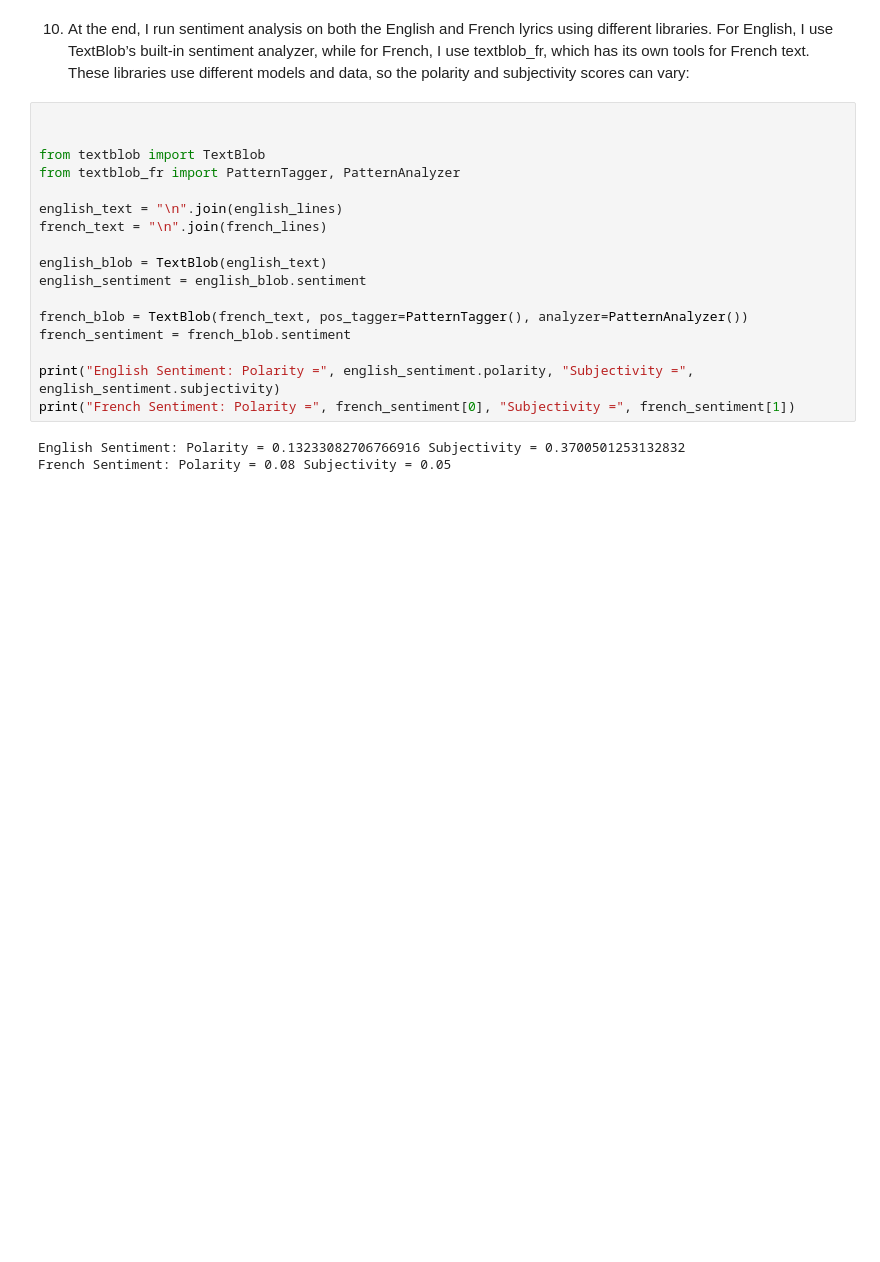
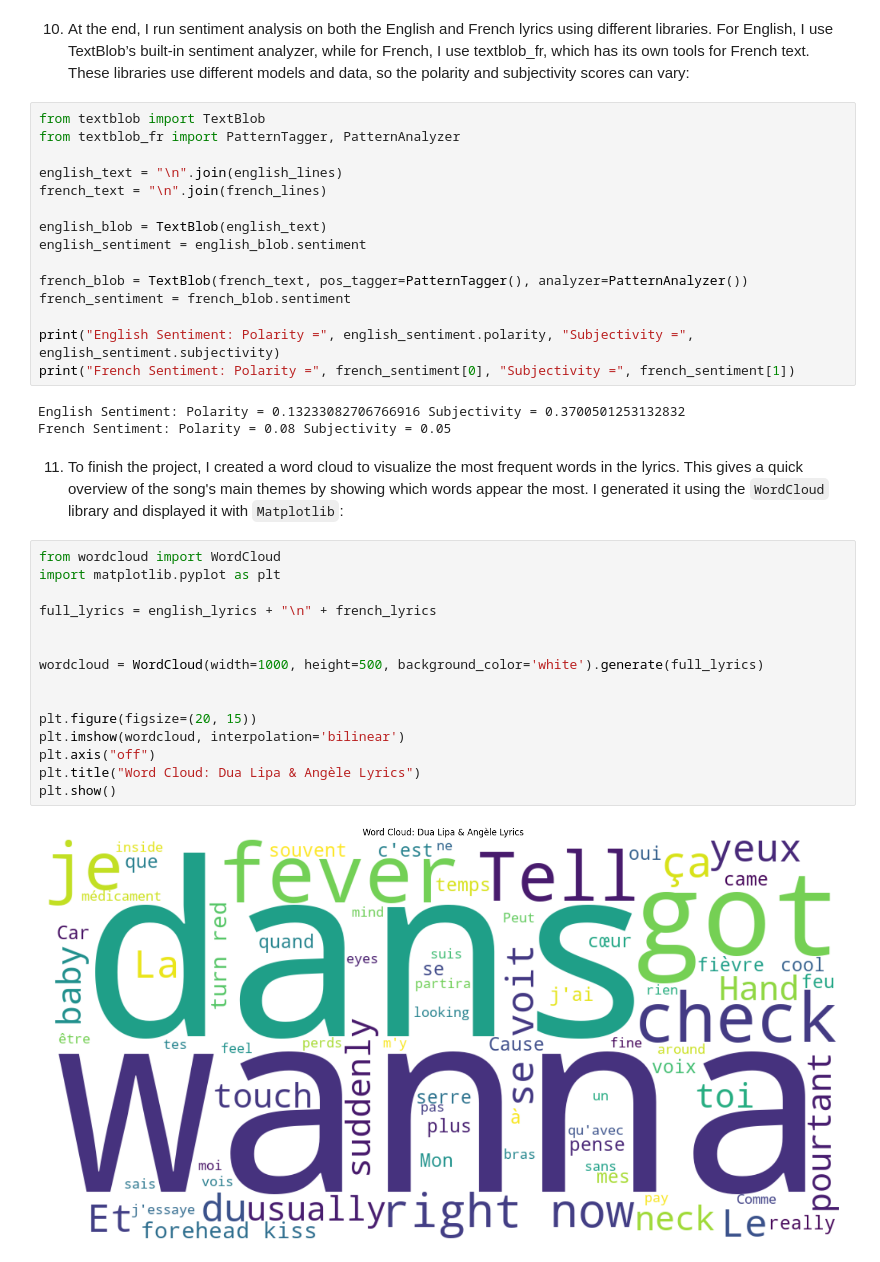
Before and after one commit to abovska/my_python_code, a Jupyter notebook: AcWr_linguistics_interactive_essay.ipynb, the cells around one changed output. Drawn from its saved outputs; the diff is of its cells as text; blank space fills up the shorter version.

```diff
--- a/AcWr_linguistics_interactive_essay.ipynb
+++ b/AcWr_linguistics_interactive_essay.ipynb
@@ -270,8 +230,6 @@ VERB: 15
 # %% [markdown]
 10. At the end, I run sentiment analysis on both the English and French lyrics using different libraries. For English, I use TextBlob’s built-in sentiment analyzer, while for French, I use textblob_fr, which has its own tools for French text. These libraries use different models and data, so the polarity and subjectivity scores can vary:
 # %%
-
-
 from textblob import TextBlob
 from textblob_fr import PatternTagger, PatternAnalyzer
 
@@ -289,3 +247,22 @@ print("French Sentiment: Polarity =", french_sentiment[0], "Subjectivity =", fre
 # %% [output]
 English Sentiment: Polarity = 0.13233082706766916 Subjectivity = 0.3700501253132832
 French Sentiment: Polarity = 0.08 Subjectivity = 0.05
+# %% [markdown]
+11. To finish the project, I created a word cloud to visualize the most frequent words in the lyrics. This gives a quick overview of the song's main themes by showing which words appear the most. I generated it using the `WordCloud` library and displayed it with `Matplotlib`:
+# %%
+from wordcloud import WordCloud
+import matplotlib.pyplot as plt
+
+full_lyrics = english_lyrics + "\n" + french_lyrics
+
+
+wordcloud = WordCloud(width=1000, height=500, background_color='white').generate(full_lyrics)
+
+
+plt.figure(figsize=(20, 15))
+plt.imshow(wordcloud, interpolation='bilinear')
+plt.axis("off")
+plt.title("Word Cloud: Dua Lipa & Angèle Lyrics")
+plt.show()
+# %% [output]
+[figure, added]
```
Also changed, not shown: parts of 4 cells of this notebook.
